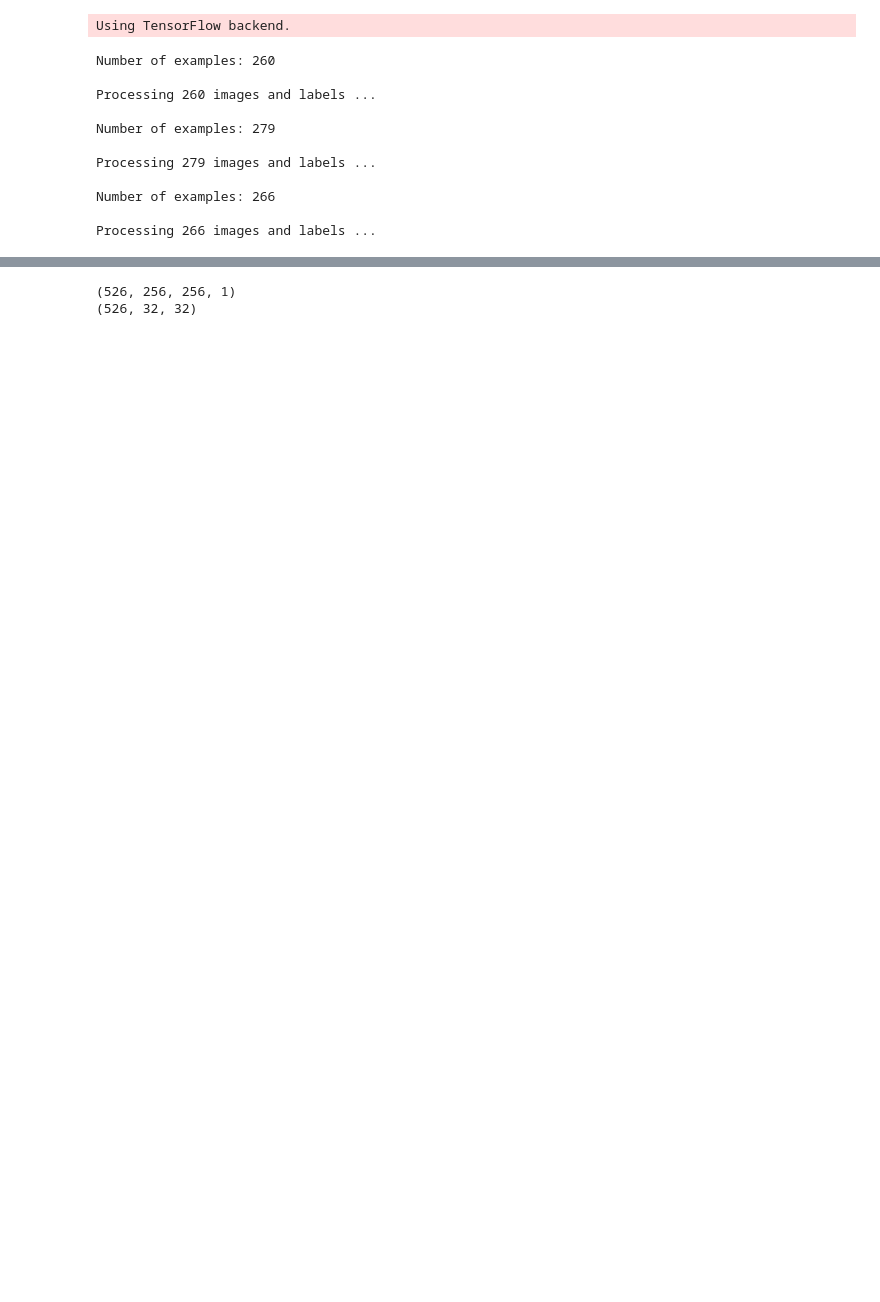
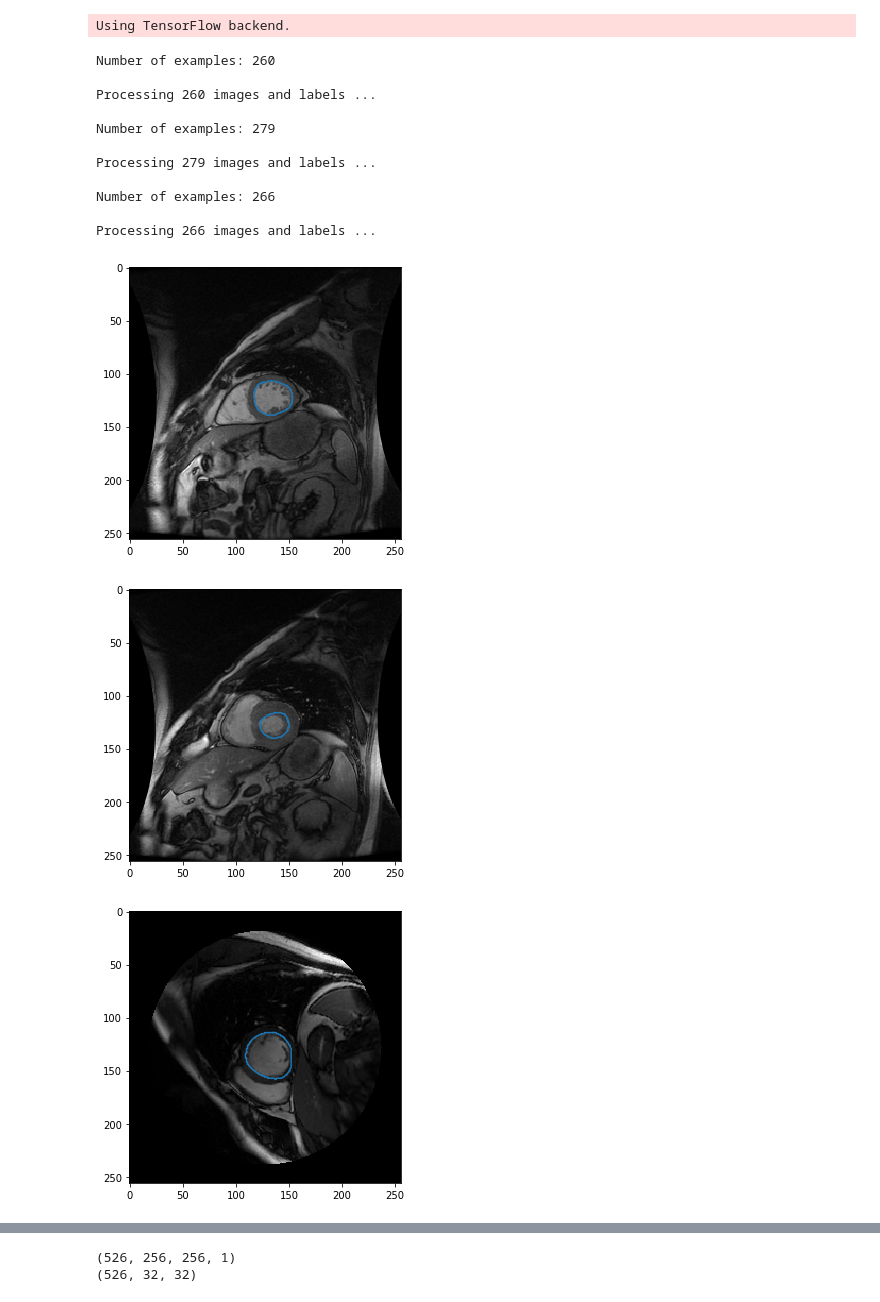
Before and after one commit to qqu0127/LV-segmentation, a Jupyter notebook: demo.ipynb, the cells around one changed output, grey strips where cells are left out. Saved outputs shown, nothing was run; the diff lists cells and outputs as text; code cells hidden in the pictures; blank space fills up the shorter version.

```diff
--- a/demo.ipynb
+++ b/demo.ipynb
@@ -5,13 +5,13 @@ SIZE = 256
 # %% [output]
 Using TensorFlow backend.
 # %%
-img_train, mask_train = prepareDataset(TRAIN_CONTOUR_PATH, TRAIN_IMG_PATH)
-img_test, mask_test = prepareDataset(TEST_CONTOUR_PATH, TEST_IMG_PATH)
-img_val, mask_val = prepareDataset(VAL_CONTOUR_PATH, VAL_IMG_PATH)
+img_train, mask_train, contour_train = prepareDataset(TRAIN_CONTOUR_PATH, TRAIN_IMG_PATH)
+img_test, mask_test, contour_test = prepareDataset(TEST_CONTOUR_PATH, TEST_IMG_PATH)
+img_val, mask_val, contour_val = prepareDataset(VAL_CONTOUR_PATH, VAL_IMG_PATH)
 
-ROI_train = get_ROI(TRAIN_CONTOUR_PATH)
-ROI_test = get_ROI(TEST_CONTOUR_PATH)
-ROI_val = get_ROI(VAL_CONTOUR_PATH)
+ROI_train = get_ROI(contour_train)
+ROI_test = get_ROI(contour_test)
+ROI_val = get_ROI(contour_val)
 # %% [output]
 Number of examples: 260
 
@@ -24,3 +24,18 @@ Processing 279 images and labels ...
 Number of examples: 266
 
 Processing 266 images and labels ...
+# %%
+for i in range(5):
+    contour = contour_train[i * 10]
+    coord = contour.ctr
+    img = img_train[i * 10,:,:,0]
+
+    plt.figure(figsize=(5,5))
+    #plt.imshow(image_part)
+    plt.imshow(img, cmap='gray')
+    plt.plot(*zip(*coord))
+    plt.show()
+# %% [output]
+[figure, added]
+[figure, added]
+[figure, added]
```
Also changed, not shown: parts of 16 cells of this notebook, 5 other files.
